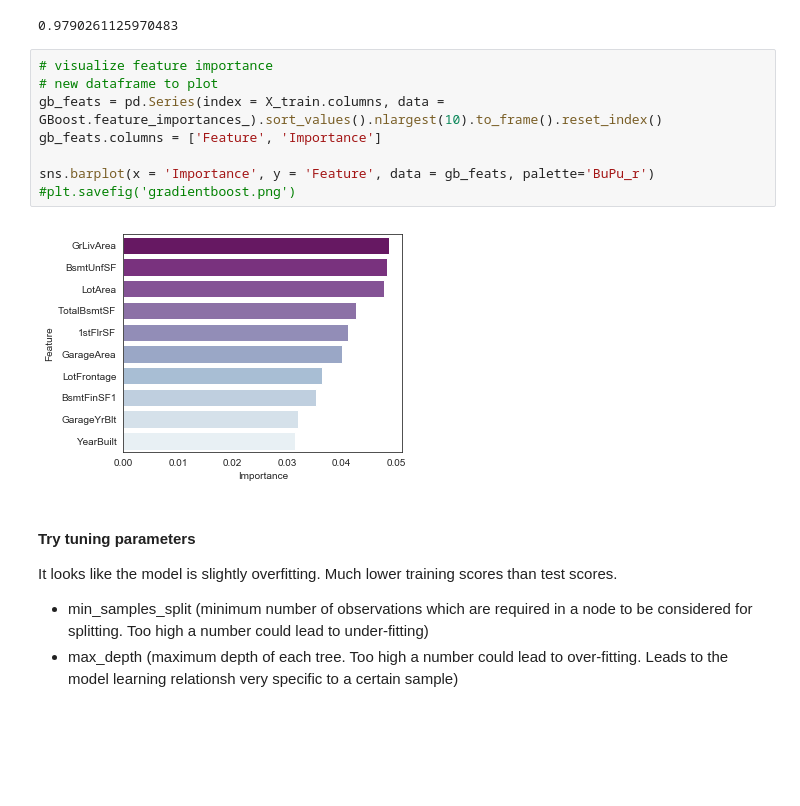
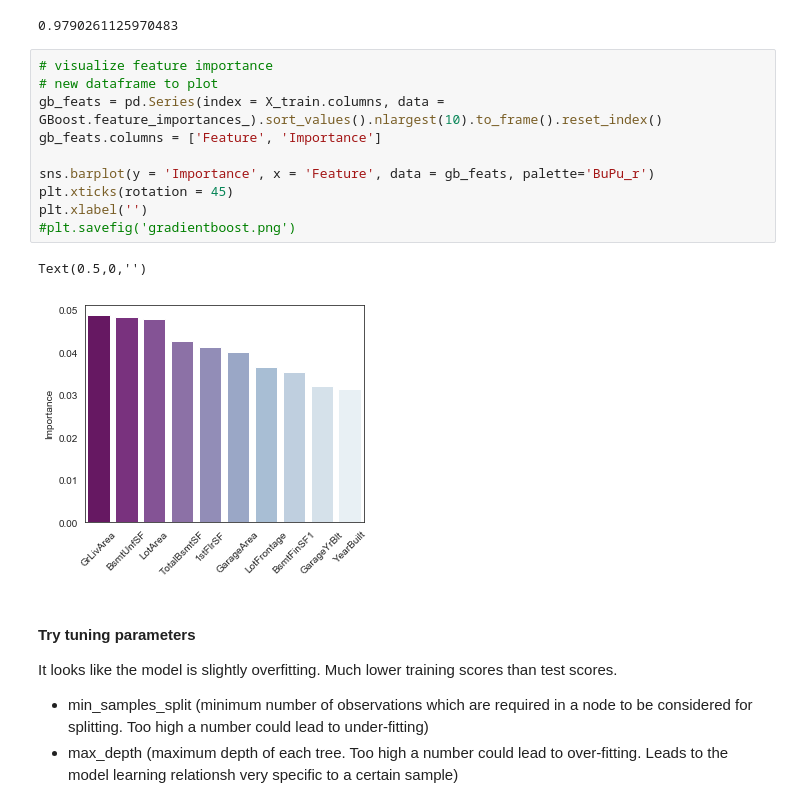
Before and after one commit to hkcaddes/MachineLearningPythonProject, a Jupyter notebook: Hayley/hayleycaddes_CleanedModeling.ipynb, the cells around one changed output. Drawn from its saved outputs; the diff is of its cells as text; blank space fills up the shorter version.

```diff
--- a/Hayley/hayleycaddes_CleanedModeling.ipynb
+++ b/Hayley/hayleycaddes_CleanedModeling.ipynb
@@ -1278,13 +1307,16 @@ GBoost.score(X_train, y_train)
 # %%
 # visualize feature importance
 # new dataframe to plot
 gb_feats = pd.Series(index = X_train.columns, data = GBoost.feature_importances_).sort_values().nlargest(10).to_frame().reset_index()
 gb_feats.columns = ['Feature', 'Importance']
 
-sns.barplot(x = 'Importance', y = 'Feature', data = gb_feats, palette='BuPu_r')
+sns.barplot(y = 'Importance', x = 'Feature', data = gb_feats, palette='BuPu_r')
+plt.xticks(rotation = 45)
+plt.xlabel('')
 #plt.savefig('gradientboost.png')
 # %% [output]
+Text(0.5,0,'')
-[figure, old version]
+[figure, new version]
 # %% [markdown]
 #### Try tuning parameters
 
```
Also changed, not shown: parts of 45 cells of this notebook.
